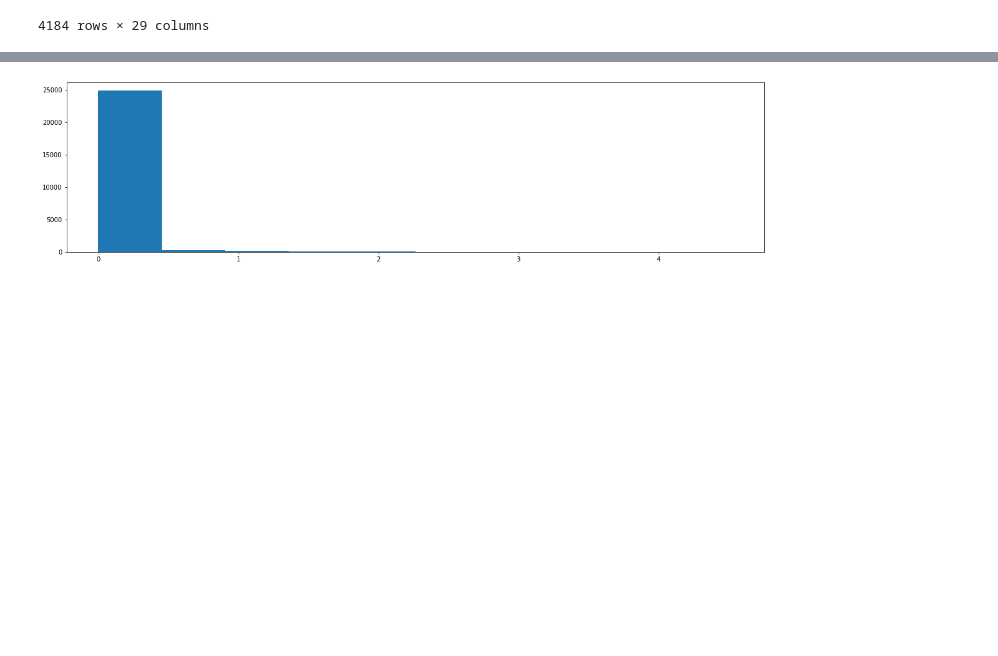
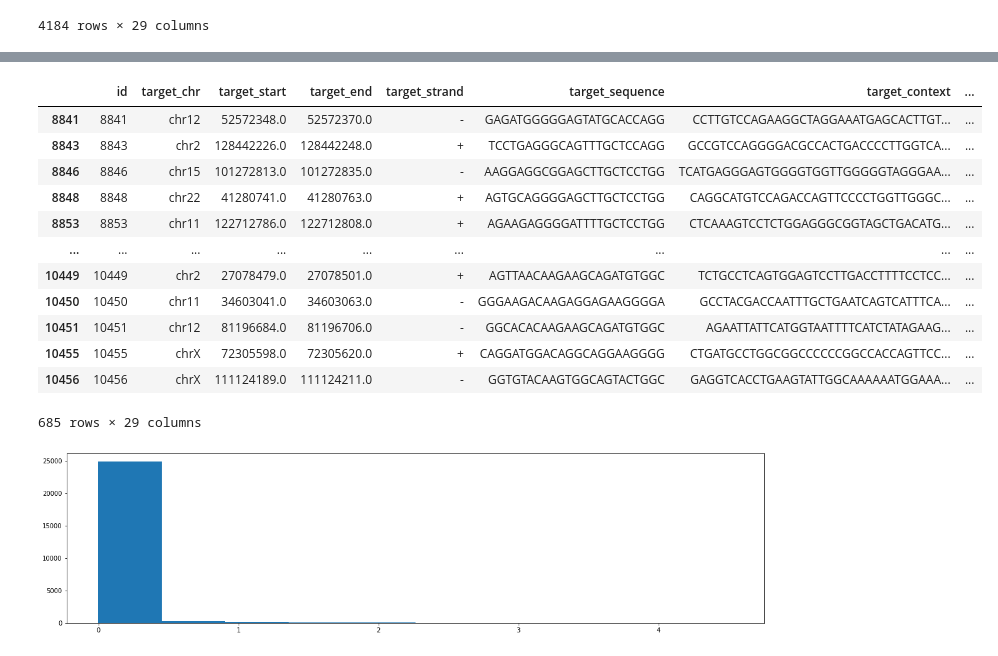
Before and after one commit to meganhfowler/CRISPR-Project, a Jupyter notebook: notebooks/Data Viz.ipynb, the cells around one changed output, grey strips where cells are left out. Cells and saved outputs as stored; diff of their text form; code cells hidden in the pictures; blank space fills up the shorter version.

```diff
--- a/notebooks/Data Viz.ipynb
+++ b/notebooks/Data Viz.ipynb
@@ -153,3 +165,21 @@ plt.show()
+# %%
+not_fink = raw_data[raw_data["study_name"] != "Finkelstein"]
+not_fink = not_fink[not_fink["cleavage_freq"] < 0]
+not_fink[not_fink["study_name"] == "Cameron"]
+# %% [output]
+|  | id | target_chr | target_start | target_end | target_strand | target_sequence | target_context | ... |
+| 8841 | 8841 | chr12 | 52572348.0 | 52572370.0 | - | GAGATGGGGGAGTATGCACCAGG | CCTTGTCCAGAAGGCTAGGAAATGAGCACTTGT... | ... |
+| 8843 | 8843 | chr2 | 128442226.0 | 128442248.0 | + | TCCTGAGGGCAGTTTGCTCCAGG | GCCGTCCAGGGGACGCCACTGACCCCTTGGTCA... | ... |
+| 8846 | 8846 | chr15 | 101272813.0 | 101272835.0 | - | AAGGAGGCGGAGCTTGCTCCTGG | TCATGAGGGAGTGGGGTGGTTGGGGGTAGGGAA... | ... |
+| 8848 | 8848 | chr22 | 41280741.0 | 41280763.0 | + | AGTGCAGGGGAGCTTGCTCCTGG | CAGGCATGTCCAGACCAGTTCCCCTGGTTGGGC... | ... |
+| 8853 | 8853 | chr11 | 122712786.0 | 122712808.0 | + | AGAAGAGGGGATTTTGCTCCTGG | CTCAAAGTCCTCTGGAGGGCGGTAGCTGACATG... | ... |
+| ... | ... | ... | ... | ... | ... | ... | ... | ... |
+| 10449 | 10449 | chr2 | 27078479.0 | 27078501.0 | + | AGTTAACAAGAAGCAGATGTGGC | TCTGCCTCAGTGGAGTCCTTGACCTTTTCCTCC... | ... |
+| 10450 | 10450 | chr11 | 34603041.0 | 34603063.0 | - | GGGAAGACAAGAGGAGAAGGGGA | GCCTACGACCAATTTGCTGAATCAGTCATTTCA... | ... |
+| 10451 | 10451 | chr12 | 81196684.0 | 81196706.0 | - | GGCACACAAGAAGCAGATGTGGC | AGAATTATTCATGGTAATTTTCATCTATAGAAG... | ... |
+| 10455 | 10455 | chrX | 72305598.0 | 72305620.0 | + | CAGGATGGACAGGCAGGAAGGGG | CTGATGCCTGGCGGCCCCCCGGCCACCAGTTCC... | ... |
+| 10456 | 10456 | chrX | 111124189.0 | 111124211.0 | - | GGTGTACAAGTGGCAGTACTGGC | GAGGTCACCTGAAGTATTGGCAAAAAATGGAAA... | ... |
+685 rows × 29 columns
 # %%
 fig = plt.figure(figsize = (20, 5))
 plt.hist(activity)
```
Also changed, not shown: parts of 7 cells of this notebook, 25 other files.
